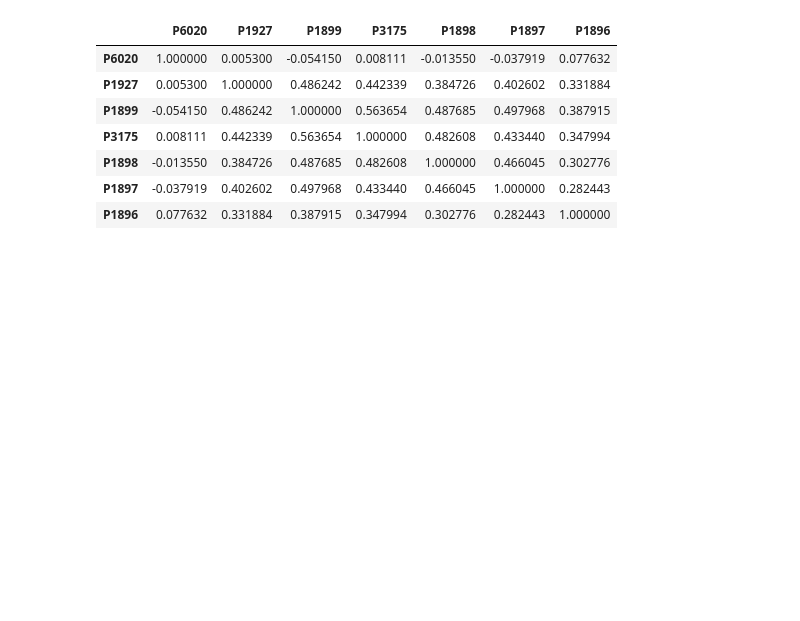
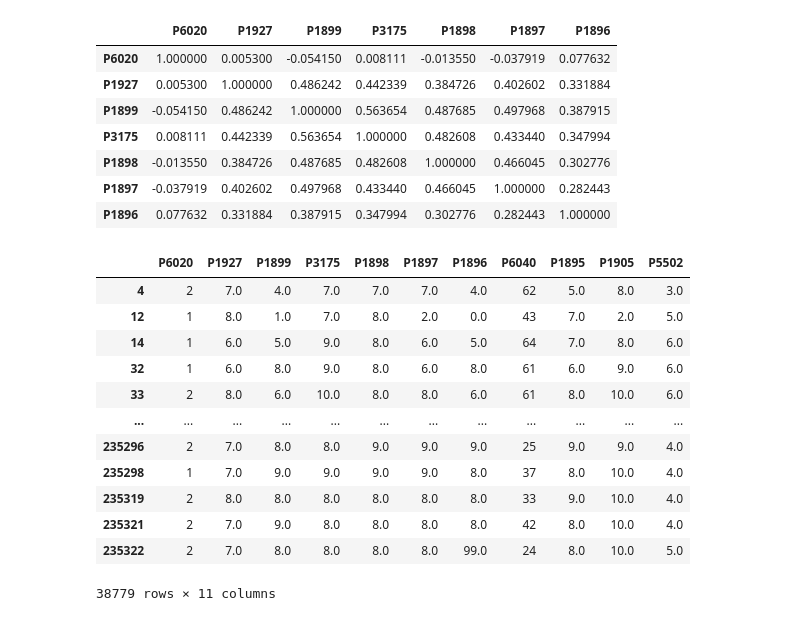
Before and after one commit to Sebast68h/PROYECTO-1-DATA, a Jupyter notebook: Proyecto1.ipynb, the cells around one changed output. Cells and saved outputs as stored; diff of their text form; code cells hidden in the pictures; blank space fills up the shorter version.

```diff
--- a/Proyecto1.ipynb
+++ b/Proyecto1.ipynb
@@ -153,3 +153,21 @@ datos_limpios[variables].corr(method= "spearman")
 | P1898 | -0.013550 | 0.384726 | 0.487685 | 0.482608 | 1.000000 | 0.466045 | 0.302776 |
 | P1897 | -0.037919 | 0.402602 | 0.497968 | 0.433440 | 0.466045 | 1.000000 | 0.282443 |
 | P1896 | 0.077632 | 0.331884 | 0.387915 | 0.347994 | 0.302776 | 0.282443 | 1.000000 |
+# %%
+var = ["P6020","P1927","P1899","P3175","P1898","P1897","P1896","P6040","P1895", "P1905","P5502"]
+usable = datos_limpios[var]
+usable
+# %% [output]
+|  | P6020 | P1927 | P1899 | P3175 | P1898 | P1897 | P1896 | P6040 | P1895 | P1905 | P5502 |
+| 4 | 2 | 7.0 | 4.0 | 7.0 | 7.0 | 7.0 | 4.0 | 62 | 5.0 | 8.0 | 3.0 |
+| 12 | 1 | 8.0 | 1.0 | 7.0 | 8.0 | 2.0 | 0.0 | 43 | 7.0 | 2.0 | 5.0 |
+| 14 | 1 | 6.0 | 5.0 | 9.0 | 8.0 | 6.0 | 5.0 | 64 | 7.0 | 8.0 | 6.0 |
+| 32 | 1 | 6.0 | 8.0 | 9.0 | 8.0 | 6.0 | 8.0 | 61 | 6.0 | 9.0 | 6.0 |
+| 33 | 2 | 8.0 | 6.0 | 10.0 | 8.0 | 8.0 | 6.0 | 61 | 8.0 | 10.0 | 6.0 |
+| ... | ... | ... | ... | ... | ... | ... | ... | ... | ... | ... | ... |
+| 235296 | 2 | 7.0 | 8.0 | 8.0 | 9.0 | 9.0 | 9.0 | 25 | 9.0 | 9.0 | 4.0 |
+| 235298 | 1 | 7.0 | 9.0 | 9.0 | 9.0 | 9.0 | 8.0 | 37 | 8.0 | 10.0 | 4.0 |
+| 235319 | 2 | 8.0 | 8.0 | 8.0 | 8.0 | 8.0 | 8.0 | 33 | 9.0 | 10.0 | 4.0 |
+| 235321 | 2 | 7.0 | 9.0 | 8.0 | 8.0 | 8.0 | 8.0 | 42 | 8.0 | 10.0 | 4.0 |
+| 235322 | 2 | 7.0 | 8.0 | 8.0 | 8.0 | 8.0 | 99.0 | 24 | 8.0 | 10.0 | 5.0 |
+38779 rows × 11 columns
```
Also changed, not shown: parts of 6 cells of this notebook.
